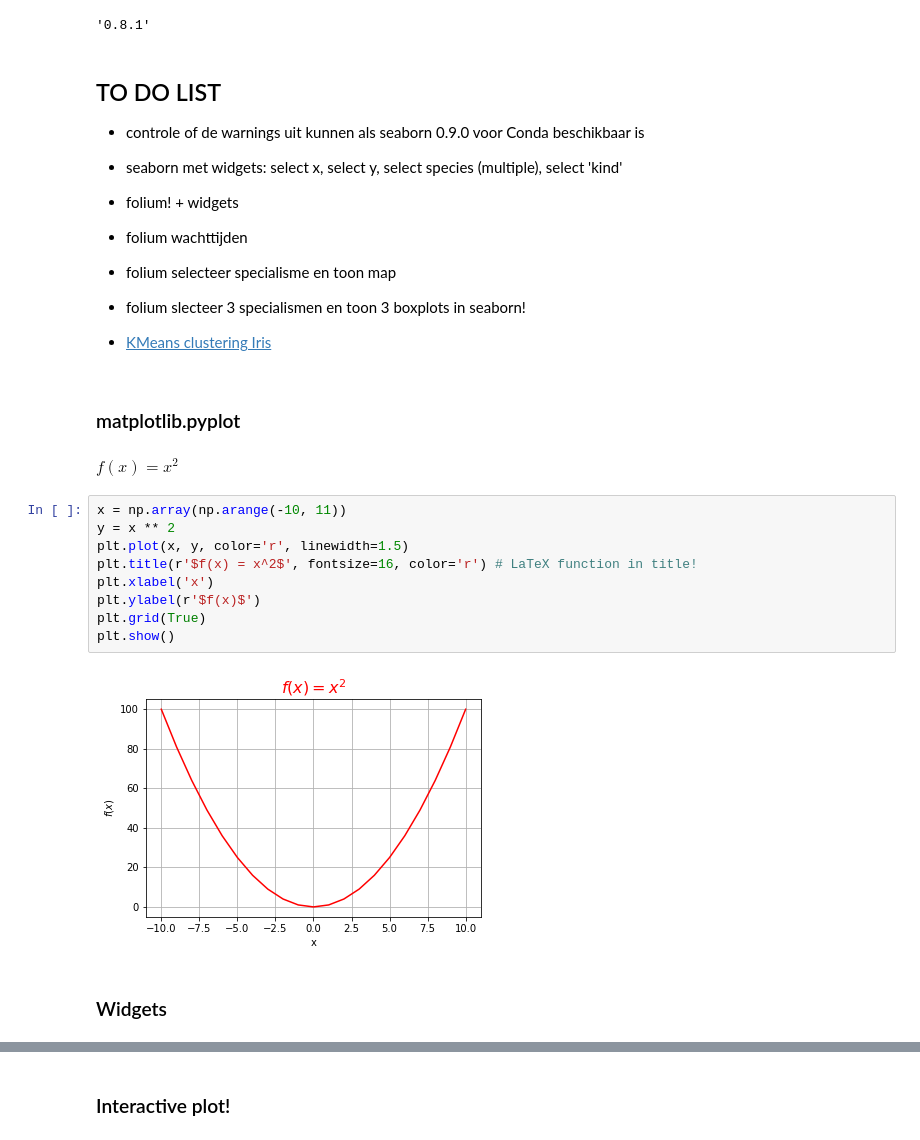
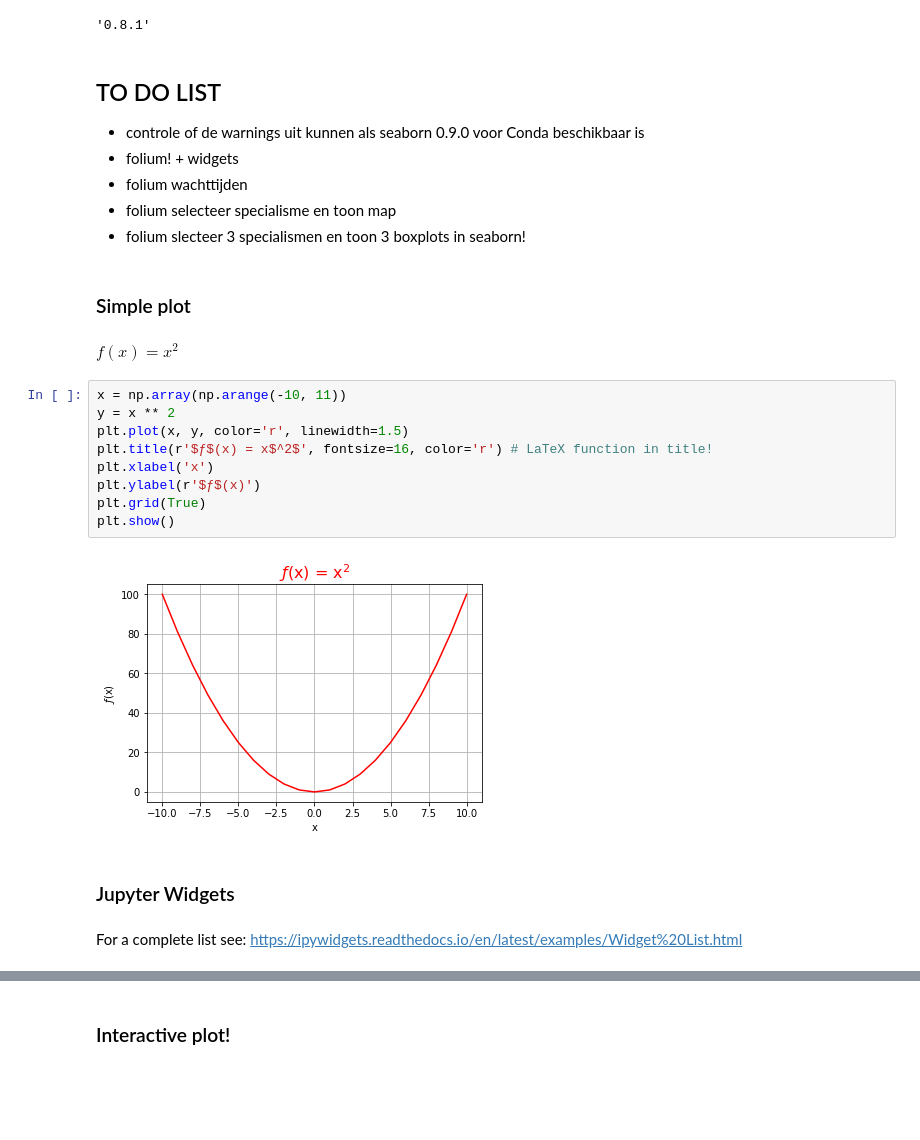
Before and after one commit to Brinkhuis/Cursus, a Jupyter notebook: notebooks/visualization.ipynb, the cells around one changed output, grey strips where cells are left out. Saved outputs shown, nothing was run; the diff lists cells and outputs as text; blank space fills up the shorter version.

```diff
--- a/notebooks/visualization.ipynb
+++ b/notebooks/visualization.ipynb
@@ -18,30 +18,29 @@ sns.__version__
 ## TO DO LIST
 
 * controle of de warnings uit kunnen als seaborn 0.9.0 voor Conda beschikbaar is
-* seaborn met widgets: select x, select y, select species (multiple),  select 'kind'
 * folium! + widgets
 * folium wachttijden
 * folium selecteer specialisme en toon map
 * folium slecteer 3 specialismen en toon 3 boxplots in seaborn!
-
-* [KMeans clustering Iris](http://constantgeeks.com/playing-with-iris-data-kmeans-clustering-in-python/)
-# %% [markdown]
-### matplotlib.pyplot
+# %% [markdown]
+### Simple plot
 # %% [markdown]
 $f(x) = x^2$
 # %%
 x = np.array(np.arange(-10, 11))
 y = x ** 2
 plt.plot(x, y, color='r', linewidth=1.5)
-plt.title(r'$f(x) = x^2$', fontsize=16, color='r') # LaTeX function in title!
+plt.title(r'$ƒ$(x) = x$^2$', fontsize=16, color='r') # LaTeX function in title!
 plt.xlabel('x')
-plt.ylabel(r'$f(x)$')
+plt.ylabel(r'$ƒ$(x)')
 plt.grid(True)
 plt.show()
 # %% [output]
-[figure, old version]
+[figure, new version]
 # %% [markdown]
-### Widgets
+### Jupyter Widgets
+# %% [markdown]
+For a complete list see: [https://ipywidgets.readthedocs.io/en/latest/examples/Widget%20List.html](https://ipywidgets.readthedocs.io/en/latest/examples/Widget%20List.html)
 # %%
 widgets.IntSlider(value=4, min=0, max=10, step=2, description='Demo')
 # %% [output]
```
Also changed, not shown: parts of 75 cells of this notebook, 2 other files.
